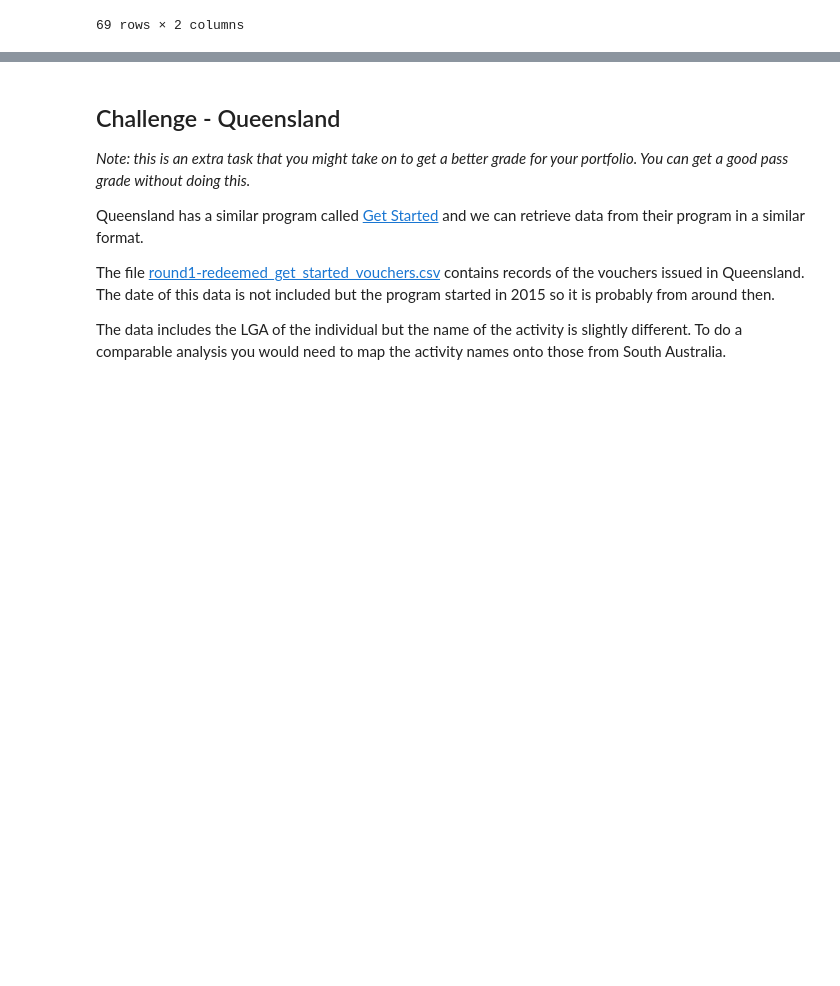
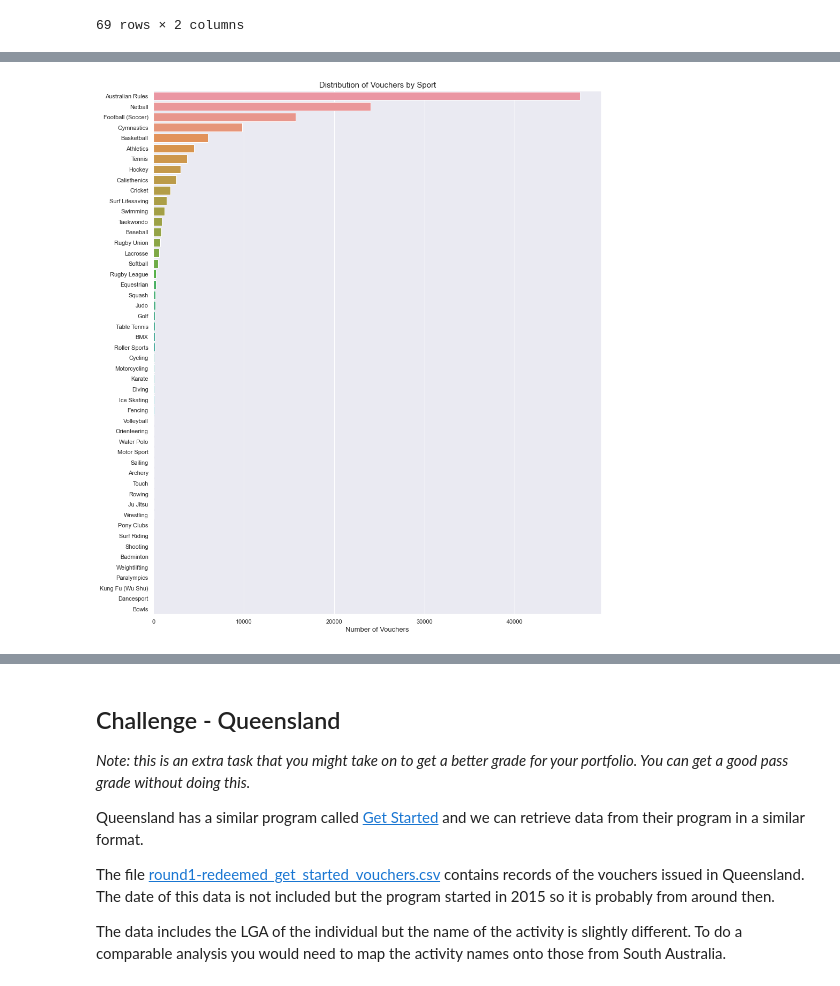
Before and after one commit to felix-rosenberger/Data-Science-Portfolio, a Jupyter notebook: Portfolio 2.ipynb, the cells around one changed output, grey strips where cells are left out. Cells and saved outputs as stored; diff of their text form; code cells hidden in the pictures; blank space fills up the shorter version.

```diff
--- a/Portfolio 2.ipynb
+++ b/Portfolio 2.ipynb
@@ -124,0 +187,6 @@ sns.barplot(data=LGA_vouchers, x="Voucher_Count", y="Participant_LGA")
+# %%
+# group by sports
+sports_vouchers = sa_vouchers_scores.groupby(
+    "Voucher_Sport")["Voucher_Sport"].count().to_frame(name = 'Voucher_Count').reset_index()
+sports_vouchers = sports_vouchers.sort_values(by='Voucher_Count', ascending= False)
+sports_vouchers.head(10)
@@ -124,0 +207,9 @@ sns.barplot(data=LGA_vouchers, x="Voucher_Count", y="Participant_LGA")
+# %%
+# show distribution of vouchers by sports
+plt.figure(figsize=(15, 18))
+sns.barplot(data=sports_vouchers, x="Voucher_Count", y="Voucher_Sport")
+plt.title("Distribution of Vouchers by Sport", fontsize=15)
+plt.xlabel("Number of Vouchers", fontsize = 13)
+plt.ylabel("");
+# %% [output]
+[figure, added]
```
Also changed, not shown: parts of 19 cells of this notebook.
